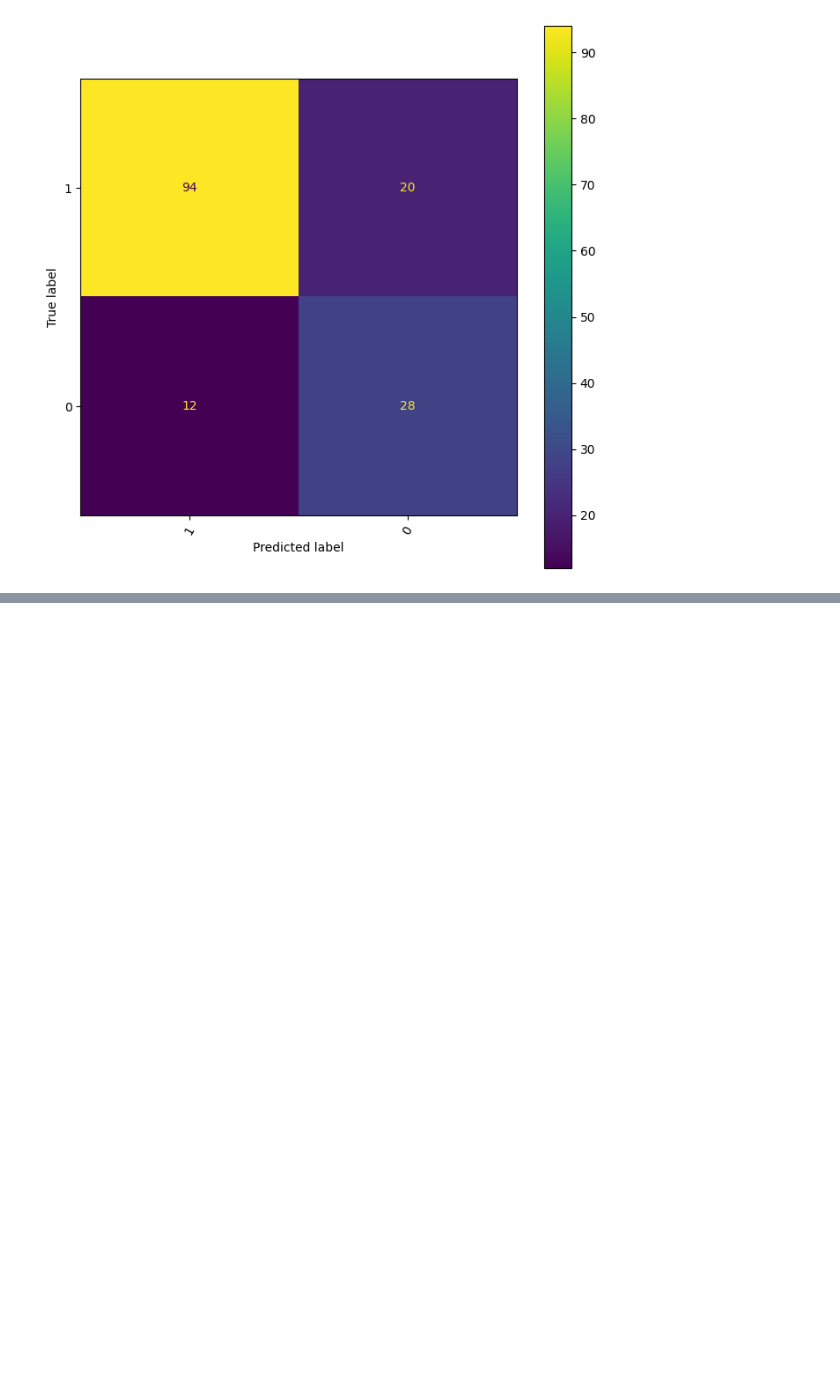
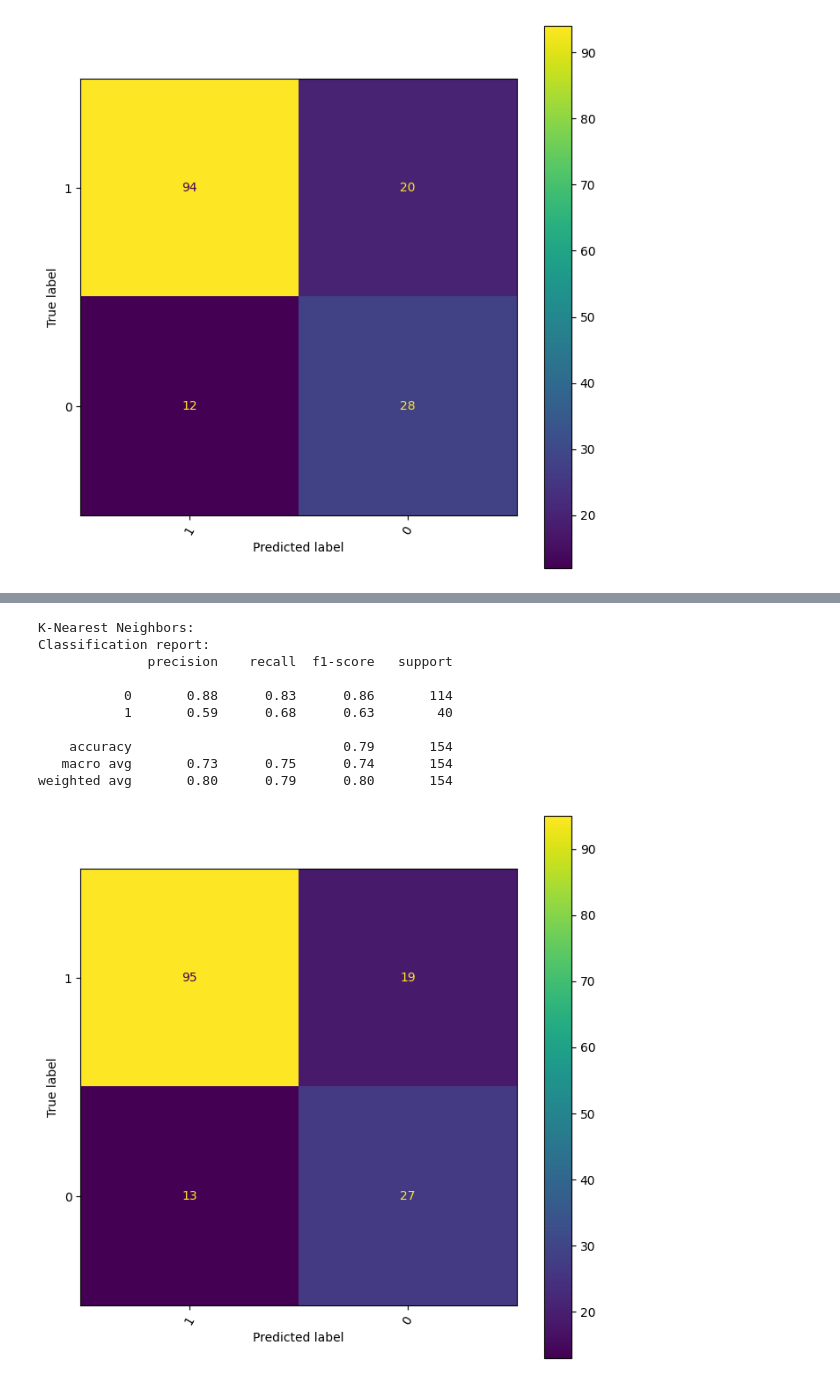
Before and after one commit to orangethefish/ML_project, a Jupyter notebook: GaussianNB.ipynb, the cells around one changed output, grey strips where cells are left out. Drawn from its saved outputs; the diff is of its cells as text; code cells hidden in the pictures; blank space fills up the shorter version.

```diff
--- a/GaussianNB.ipynb
+++ b/GaussianNB.ipynb
@@ -242,0 +338,32 @@ weighted avg       0.81      0.79      0.80       154
+# %%
+y_pred = k_nearest_neighbors.predict(X_test)
+print('K-Nearest Neighbors:')
+
+# Generating the classification report
+class_report = classification_report(y_test, y_pred)
+print('Classification report:')
+print(class_report)
+
+all_model_metrics.append({
+    'model': 'K-Nearest Neighbors',
+    'classification_report': class_report
+})
+
+# Generating the confusion matrix
+cm = confusion_matrix(y_test, y_pred)
+disp = ConfusionMatrixDisplay(confusion_matrix=cm, display_labels=class_names)
+fig, ax = plt.subplots(figsize=(8, 8))
+disp.plot(xticks_rotation=60, ax=ax)
+plt.show()
+# %% [output]
+K-Nearest Neighbors:
+Classification report:
+              precision    recall  f1-score   support
+
+           0       0.88      0.83      0.86       114
+           1       0.59      0.68      0.63        40
+
+    accuracy                           0.79       154
+   macro avg       0.73      0.75      0.74       154
+weighted avg       0.80      0.79      0.80       154
+[figure, added]
```
Also changed, not shown: parts of 13 cells of this notebook, 1 other file.
